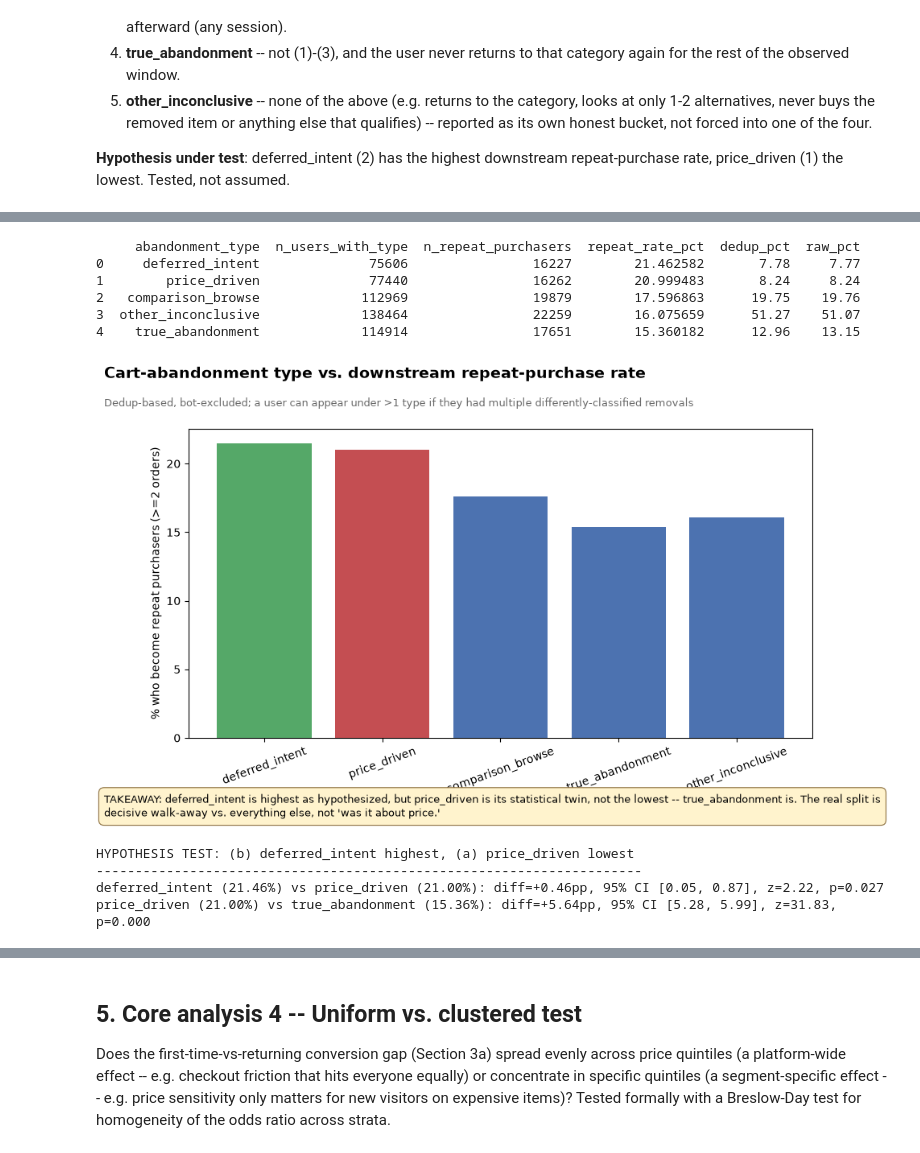
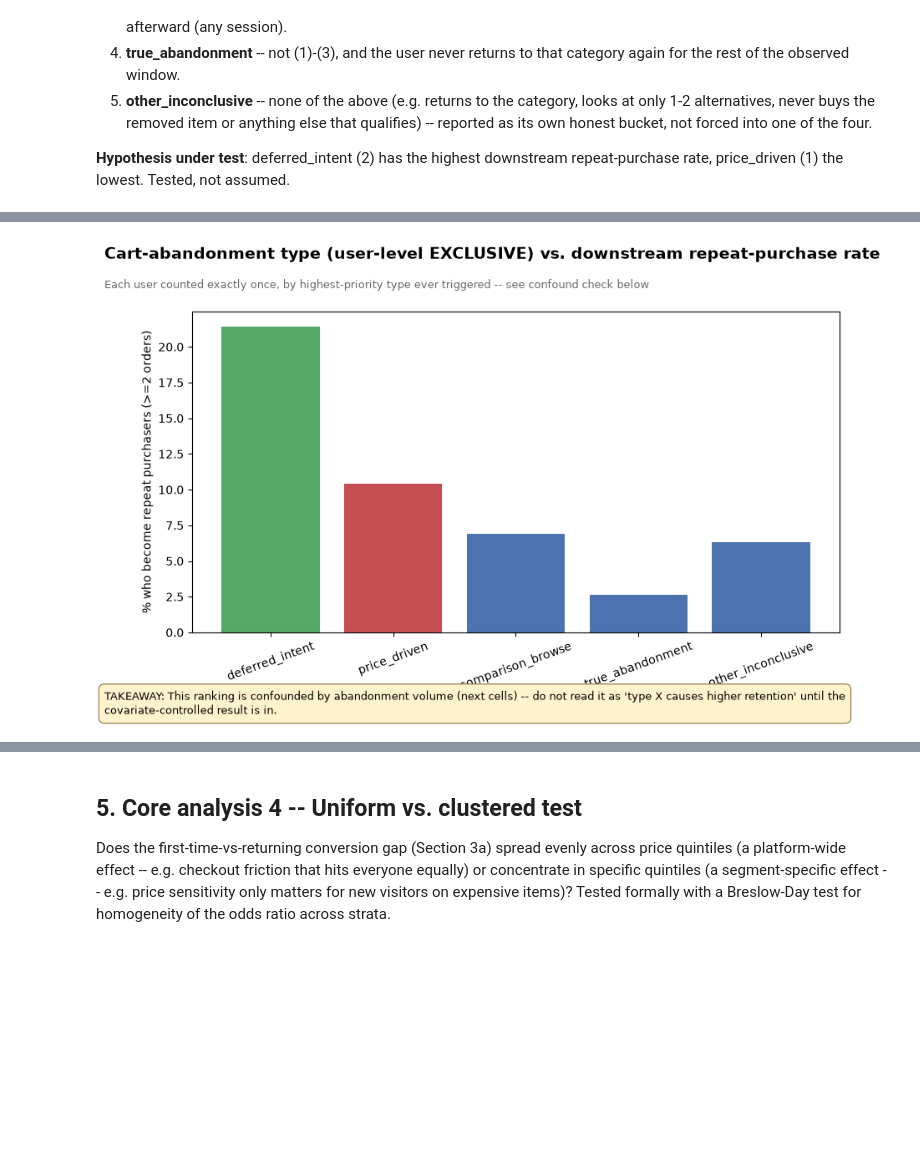
Before and after one commit to Harsh-jain12/eternal-product-analytics, a Jupyter notebook: notebooks/01_funnel.ipynb, the cells around one changed output, grey strips where cells are left out. Drawn from its saved outputs; the diff is of its cells as text; code cells hidden in the pictures; blank space fills up the shorter version.

```diff
--- a/notebooks/01_funnel.ipynb
+++ b/notebooks/01_funnel.ipynb
@@ -361,6 +367,8 @@ plt.show()
 # Preserve an existing "superseded" block verbatim; only derive it fresh the first time.
 already_corrected = handoff["churn_threshold_candidates_days"].get("method","").startswith("median-of-per-user-median")
 superseded_block = handoff["churn_threshold_candidates_days"].get("superseded") if already_corrected else {
+    "median": 17.5,  # 00's own reported pooled median (not bot-excluded); 00 never persisted
+                      # this to JSON (only p75/p85/p95), so it is hardcoded from 00's printed output.
     "p75": handoff["churn_threshold_candidates_days"]["p75"],
     "p85": handoff["churn_threshold_candidates_days"]["p85"],
     "p95": handoff["churn_threshold_candidates_days"]["p95"],
@@ -370,6 +378,7 @@ superseded_block = handoff["churn_threshold_candidates_days"].get("superseded")
 }
 
 handoff["churn_threshold_candidates_days"] = {
+    "median": round(corrected_median_days, 1),
     "p75": round(float(corrected.loc[0.75]), 1),
     "p85": round(float(corrected.loc[0.85]), 1),
     "p95": round(float(corrected.loc[0.95]), 1),
@@ -379,5 +388,21 @@ handoff["churn_threshold_candidates_days"] = {
 }
 with open(os.path.join("outputs", "handoff_params.json"), "w") as f:
     json.dump(handoff, f, indent=2, default=str)
-print("handoff_params.json churn_threshold_candidates_days updated (old values preserved under 'superseded').")
+print("handoff_params.json churn_threshold_candidates_days updated (median added; old values preserved under 'superseded').")
+
+D30_REVIEW_THRESHOLD = 25.0
+print()
+if corrected_median_days > D30_REVIEW_THRESHOLD:
+    print(f"FLAG FOR REVIEW BEFORE NB02: corrected median inter-purchase gap ({corrected_median_days:.1f}d) "
+          f"exceeds {D30_REVIEW_THRESHOLD:.0f}d. A 30-day primary retention horizon shorter than the typical "
+          "replenishment cycle measures the BUYING CYCLE, not retention/churn -- most 'non-repeaters at D30' "
+          "would simply not be due to reorder yet. The D30 primary horizon in handoff_params.json should be "
+          "reconsidered (e.g. against D60) before nb02 builds retention curves on it.")
+else:
+    print(f"Corrected median inter-purchase gap ({corrected_median_days:.1f}d) does NOT exceed the "
+          f"{D30_REVIEW_THRESHOLD:.0f}d review threshold -- D30 remains a defensible primary horizon "
+          "(most repeat purchases happen well inside the window), though it is still shorter than the "
+          "median, so a majority of the eventual-repeat population will not have converted yet by day 30. "
+          "This is exactly why the KM-adjusted lifecycle numbers in Section 6a report 60d/90d alongside "
+          "30d rather than presenting D30 alone as 'the' repeat-purchase rate.")
 # %% [output]
@@ -940,58 +1036,15 @@ Ranking unchanged by dedup: True
 # %%
-abandonment_table = rate_dedup.merge(share_compare.reset_index().rename(columns={"index":"abandonment_type"}), on="abandonment_type")
-abandonment_table = abandonment_table[["abandonment_type","n_users_with_type","n_repeat_purchasers","repeat_rate_pct","dedup_pct","raw_pct"]]
-show_df(abandonment_table.sort_values("repeat_rate_pct", ascending=False), name="nb01_abandonment_decomposition_full")
-
 fig, ax = frame()
-plot_t = rate_dedup.set_index("abandonment_type").loc[choices + ["other_inconclusive"]]
+plot_t = rate_excl.set_index("type_exclusive").loc[choices + ["other_inconclusive"]]
 colors = ["#55A868" if t=="deferred_intent" else "#C44E52" if t=="price_driven" else "#4C72B0" for t in plot_t.index]
 ax.bar(plot_t.index, plot_t["repeat_rate_pct"], color=colors)
 ax.tick_params(axis="x", labelrotation=20)
 ax.set_ylabel("% who become repeat purchasers (>=2 orders)")
-add_title(fig, "Cart-abandonment type vs. downstream repeat-purchase rate",
-          "Dedup-based, bot-excluded; a user can appear under >1 type if they had multiple differently-classified removals")
-add_takeaway(fig, "deferred_intent is highest as hypothesized, but price_driven is its statistical twin, "
-                   "not the lowest -- true_abandonment is. The real split is decisive walk-away vs. "
-                   "everything else, not 'was it about price.'")
-save(fig, "nb01_abandonment_repeat_rate")
+add_title(fig, "Cart-abandonment type (user-level EXCLUSIVE) vs. downstream repeat-purchase rate",
+          "Each user counted exactly once, by highest-priority type ever triggered -- see confound check below")
+add_takeaway(fig, "This ranking is confounded by abandonment volume (next cells) -- do not read it as "
+                   "'type X causes higher retention' until the covariate-controlled result is in.")
+save(fig, "nb01_abandonment_repeat_rate_exclusive")
 plt.show()
 # %% [output]
-     abandonment_type  n_users_with_type  n_repeat_purchasers  repeat_rate_pct  dedup_pct  raw_pct
-0     deferred_intent              75606                16227        21.462582       7.78     7.77
-1        price_driven              77440                16262        20.999483       8.24     8.24
-2   comparison_browse             112969                19879        17.596863      19.75    19.76
-3  other_inconclusive             138464                22259        16.075659      51.27    51.07
-4    true_abandonment             114914                17651        15.360182      12.96    13.15
-[figure, old version]
+[figure, new version]
-# %%
-def z_test_report(a_label, a, b_label, b, rate_df):
-    ra = rate_df.set_index("abandonment_type").loc[a]
-    rb = rate_df.set_index("abandonment_type").loc[b]
-    zstat, zp = proportions_ztest([ra["n_repeat_purchasers"], rb["n_repeat_purchasers"]],
-                                   [ra["n_users_with_type"], rb["n_users_with_type"]])
-    diff = ra["repeat_rate_pct"] - rb["repeat_rate_pct"]
-    se = np.sqrt(ra['repeat_rate_pct']/100*(1-ra['repeat_rate_pct']/100)/ra['n_users_with_type'] +
-                 rb['repeat_rate_pct']/100*(1-rb['repeat_rate_pct']/100)/rb['n_users_with_type'])*100
-    print(f"{a_label} ({ra['repeat_rate_pct']:.2f}%) vs {b_label} ({rb['repeat_rate_pct']:.2f}%): "
-          f"diff={diff:+.2f}pp, 95% CI [{diff-1.96*se:.2f}, {diff+1.96*se:.2f}], z={zstat:.2f}, p={zp:.3f}")
-    return abs(diff) - 1.96*se  # >0 means CI excludes zero
-
-print("HYPOTHESIS TEST: (b) deferred_intent highest, (a) price_driven lowest")
-print("-"*70)
-gap1 = z_test_report("deferred_intent", "deferred_intent", "price_driven", "price_driven", rate_dedup)
-gap2 = z_test_report("price_driven", "price_driven", "true_abandonment", "true_abandonment", rate_dedup)
-print()
-if gap1 < 0:
-    print("RESULT: deferred_intent vs price_driven -- NOT statistically distinguishable (CI includes 0).")
-    print("Hypothesis PARTIALLY REJECTED: deferred_intent IS (tied for) highest, but price_driven is")
-    print("NOT the lowest -- true_abandonment is, and price_driven vs true_abandonment IS a real,")
-    print(f"significant gap ({'significant' if gap2>0 else 'not significant'}).")
-    print("Honest reframe: the dimension that predicts repeat purchase isn't 'was it about price' vs")
-    print("'did they mean to come back' -- both of those retain the customer about equally well.")
-    print("What actually predicts churn is DECISIVENESS: a clean walk-away from the whole category")
-    print("(true_abandonment) is the worst signal, regardless of why the item itself was removed.")
-# %% [output]
-HYPOTHESIS TEST: (b) deferred_intent highest, (a) price_driven lowest
-----------------------------------------------------------------------
-deferred_intent (21.46%) vs price_driven (21.00%): diff=+0.46pp, 95% CI [0.05, 0.87], z=2.22, p=0.027
-price_driven (21.00%) vs true_abandonment (15.36%): diff=+5.64pp, 95% CI [5.28, 5.99], z=31.83, p=0.000
```
Also changed, not shown: parts of 30 cells of this notebook, 18 other files.
